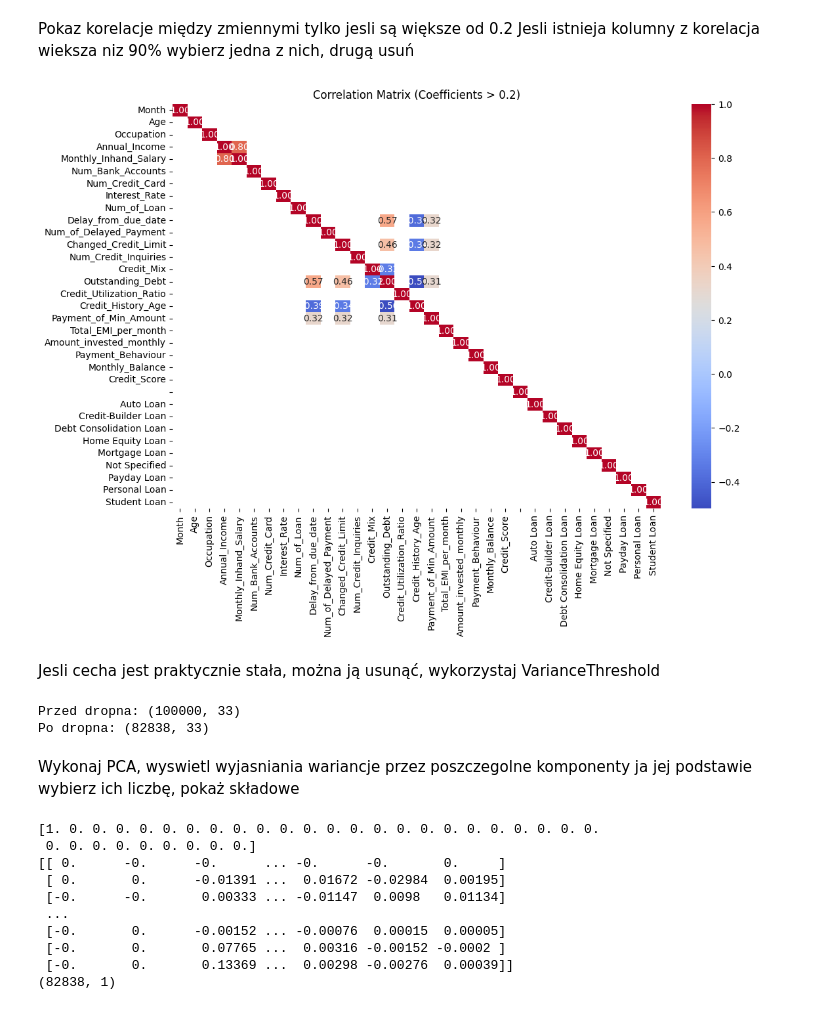
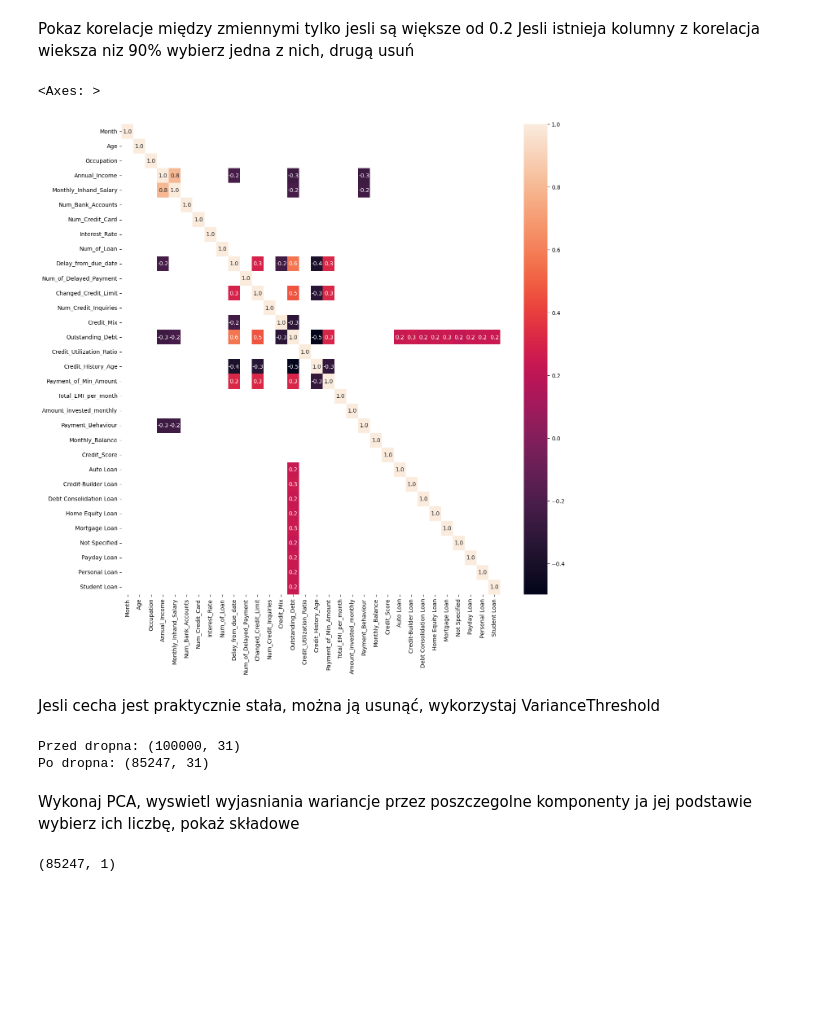
Before and after one commit to Mikolaj-13/lecture1, a Jupyter notebook: PUM3_preprecessing_todo.ipynb, the cells around one changed output. Drawn from its saved outputs; the diff is of its cells as text; code cells hidden in the pictures; blank space fills up the shorter version.

```diff
--- a/PUM3_preprecessing_todo.ipynb
+++ b/PUM3_preprecessing_todo.ipynb
@@ -390,6 +390,8 @@ object_cols
 
 for col in object_cols:
     df[col] = pd.to_numeric(df[col], errors='coerce')
+# %%
+df.drop(columns=[""], axis=1, inplace = True)
 # %%
 df.dtypes
 # %% [output]
@@ -481,12 +483,17 @@ Jesli istnieja kolumny z korelacja wieksza niz 90% wybierz jedna z nich, drugą
 # %%
 
 # Identify correlations greater than 0.2
 corr_matrix = df.corr()
 high_corr = corr_matrix[abs(corr_matrix) > 0.2]
 
+high_corr
+
 # Plotting correlations greater than 0.2
+plt.figure(figsize=(15,15))
+sns.heatmap(high_corr, annot=True, fmt=".1f")
 # %% [output]
+<Axes: >
-[figure, old version]
+[figure, new version]
 # %% [markdown]
 Jesli cecha jest praktycznie stała, można ją usunąć, wykorzystaj VarianceThreshold
 # %%
@@ -512,8 +519,8 @@ X.dropna(inplace=True)
 
 print("Po dropna:", X.shape)
 # %% [output]
-Przed dropna: (100000, 33)
-Po dropna: (82838, 33)
+Przed dropna: (100000, 31)
+Po dropna: (85247, 31)
 # %% [markdown]
 Wykonaj PCA, wyswietl wyjasniania wariancje przez poszczegolne komponenty ja jej podstawie wybierz ich liczbę, pokaż składowe
 # %%
@@ -523,14 +530,13 @@ from sklearn.decomposition import PCA
 np.set_printoptions(precision=5, suppress=True)
 
 # === PCA ===
+pca = PCA()
+X_pca = pca.fit_transform(X)
+
+
+
+pca_final = PCA(n_components=1)
+X_final = pca_final.fit_transform(X)
+print(X_final.shape)
 # %% [output]
-[1. 0. 0. 0. 0. 0. 0. 0. 0. 0. 0. 0. 0. 0. 0. 0. 0. 0. 0. 0. 0. 0. 0. 0.
- 0. 0. 0. 0. 0. 0. 0. 0. 0.]
-[[ 0.      -0.      -0.      ... -0.      -0.       0.     ]
- [ 0.       0.      -0.01391 ...  0.01672 -0.02984  0.00195]
- [-0.      -0.       0.00333 ... -0.01147  0.0098   0.01134]
- ...
- [-0.       0.      -0.00152 ... -0.00076  0.00015  0.00005]
- [-0.       0.       0.07765 ...  0.00316 -0.00152 -0.0002 ]
- [-0.       0.       0.13369 ...  0.00298 -0.00276  0.00039]]
-(82838, 1)
+(85247, 1)
```
Also changed, not shown: parts of 2 cells of this notebook.
